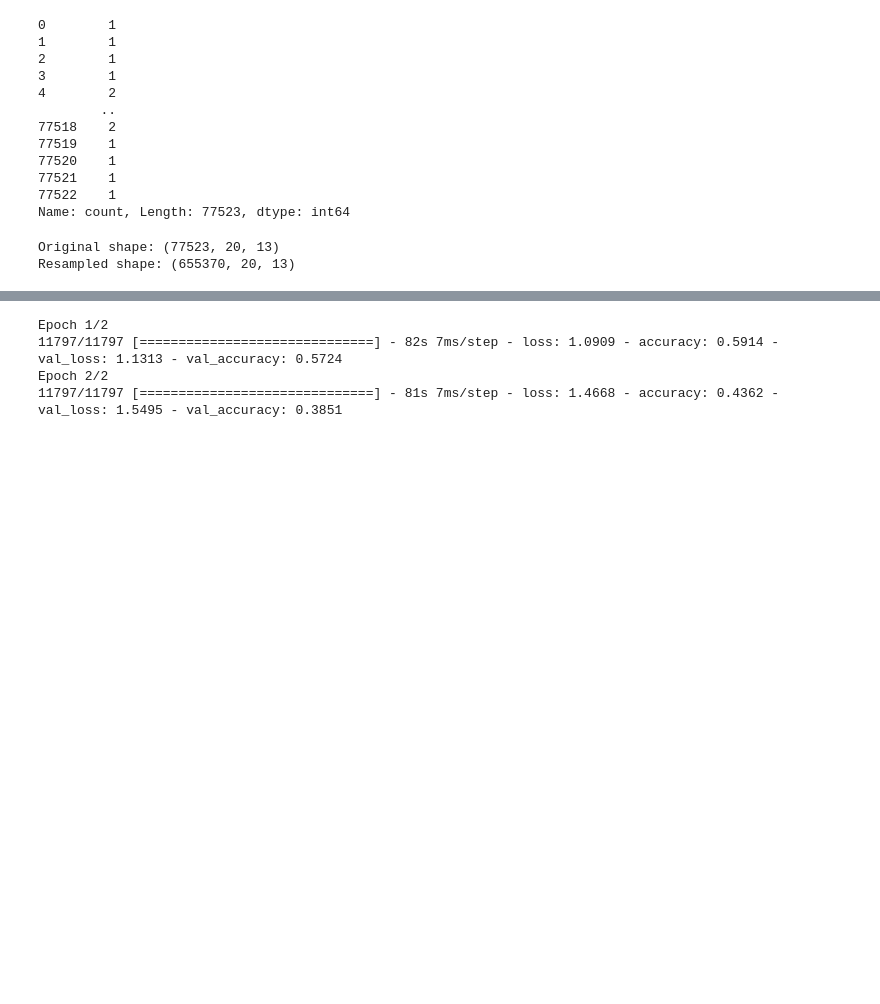
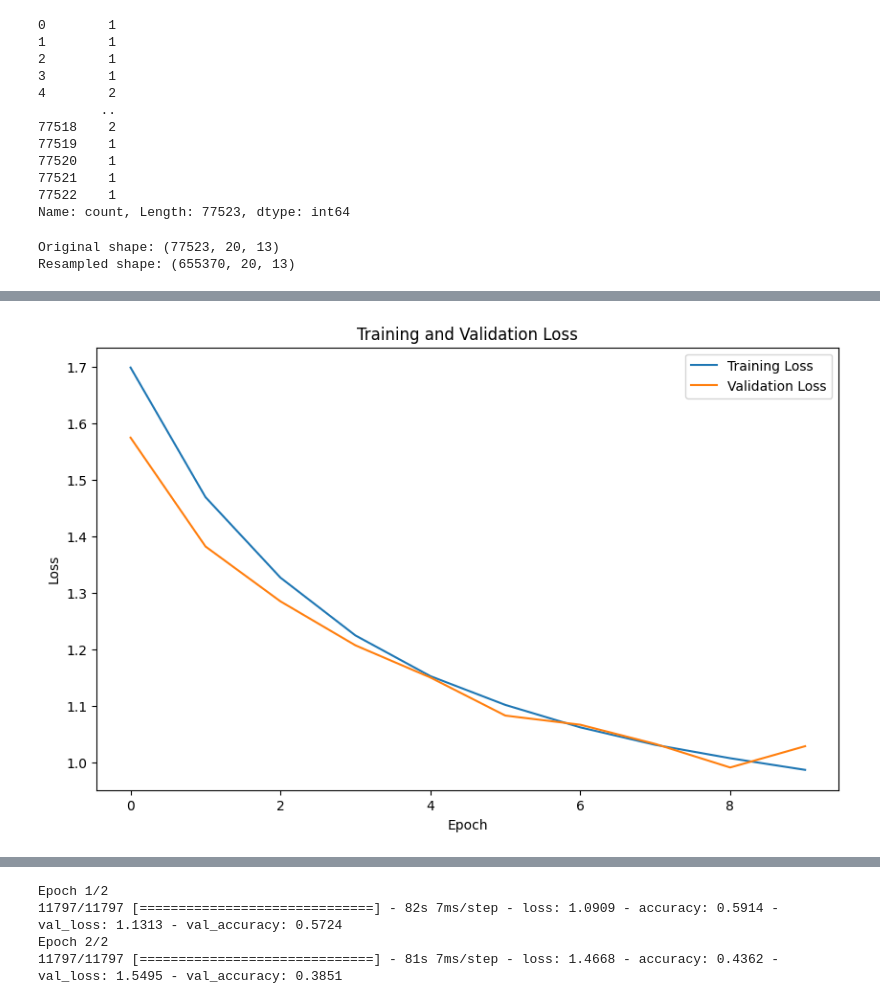
Before and after one commit to dochyun123/rainfall, a Jupyter notebook: multiclass.ipynb, the cells around one changed output, grey strips where cells are left out. Drawn from its saved outputs; the diff is of its cells as text; code cells hidden in the pictures; blank space fills up the shorter version.

```diff
--- a/multiclass.ipynb
+++ b/multiclass.ipynb
@@ -365,3 +371,41 @@ print("Resampled shape:", xs_resampled.shape)
 # %% [output]
 Original shape: (77523, 20, 13)
 Resampled shape: (655370, 20, 13)
+# %%
+# class 0까지 포함해보자
+
+from sklearn.preprocessing import MinMaxScaler, OneHotEncoder
+x_train, x_test, y_train, y_test = train_test_split(xs_resampled, ys_resampled, test_size=0.2, random_state=42,shuffle = True)
+from sklearn.preprocessing import OneHotEncoder
+encoder = OneHotEncoder(sparse=False)
+y_train = np.array(y_train).reshape(-1, 1)
+y_test = np.array(y_test).reshape(-1, 1)
+y_train = encoder.fit_transform(y_train)
+y_test = encoder.fit_transform(y_test)
+model = Sequential()
+model.add(LSTM(50, activation='relu', input_shape=(20, 13)))
+model.add(Dense(128, activation='relu'))
+model.add(Dense(64, activation='relu'))
+model.add(Dense(10, activation='softmax'))  # Output layer with 9 units for multi-class classification
+
+# Compile the model
+model.compile(optimizer='adam', loss='categorical_crossentropy', metrics=['accuracy'])
+import matplotlib.pyplot as plt
+import seaborn as sns
+from sklearn.metrics import confusion_matrix, accuracy_score, f1_score
+from tensorflow.keras.callbacks import EarlyStopping
+early_stopping = EarlyStopping(monitor='val_loss', patience=1, restore_best_weights=True)
+
+# Train the model
+# epoch 10이 best
+history = model.fit(x_train, y_train, epochs=10, batch_size=32, validation_split=0.2, callbacks=[early_stopping])
+
+plt.figure(figsize=(10, 6))
+plt.plot(history.history['loss'], label='Training Loss')
+plt.plot(history.history['val_loss'], label='Validation Loss')
+plt.title('Training and Validation Loss')
+plt.xlabel('Epoch')
+plt.ylabel('Loss')
+plt.legend()
+plt.show()
+# %% [output]
@@ -367,0 +432 @@ Resampled shape: (655370, 20, 13)
+[figure, added]
```
Also changed, not shown: parts of 9 cells of this notebook, 2 other files.
